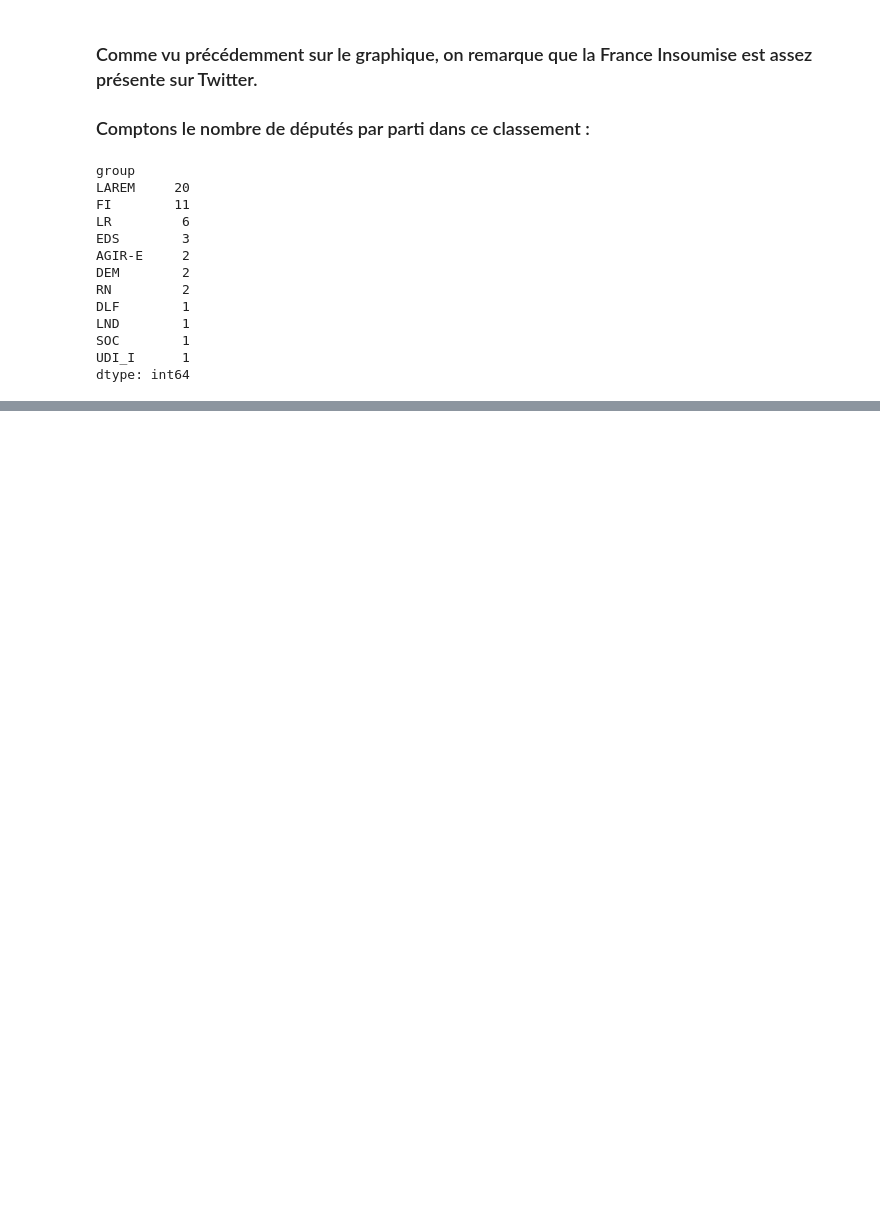
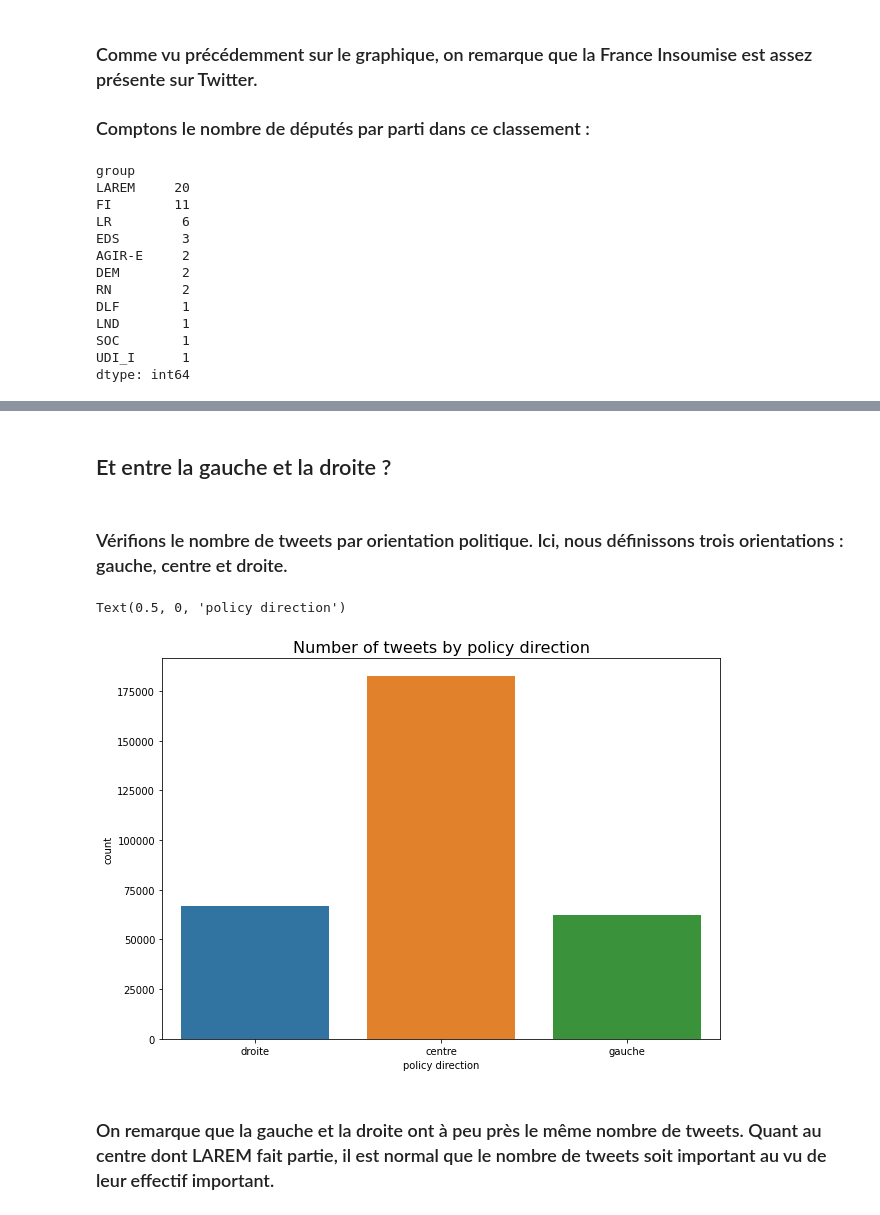
Before and after one commit to hellovivien/polibot, a Jupyter notebook: notebooks/text-processing-dataviz.ipynb, the cells around one changed output, grey strips where cells are left out. Cells and saved outputs as stored; diff of their text form; code cells hidden in the pictures; blank space fills up the shorter version.

```diff
--- a/notebooks/text-processing-dataviz.ipynb
+++ b/notebooks/text-processing-dataviz.ipynb
@@ -455,6 +336,0 @@ sns.distplot(a = df['total_length'], kde = True)
-# %%
-df['text_stemmed'] = df['text_stemmed'].apply(lambda x:str(x).split())
-top = Counter([item for sublist in df['text_stemmed'] for item in sublist])
-temp = pd.DataFrame(top.most_common(20))
-temp.columns = ['Common_words','count']
-temp.style.background_gradient(cmap='Blues')
@@ -464,0 +337,14 @@ fig.show()
+# %% [markdown]
+## Et entre la gauche et la droite ?
+# %% [markdown]
+### Vérifions le nombre de tweets par orientation politique. Ici, nous définissons trois orientations : gauche, centre et droite.
+# %%
+scatter, ax = plt.subplots(figsize = (10,7))
+ax = sns.countplot(df['target'])
+ax.set_title('Number of tweets by policy direction', fontsize = 16)
+ax.set_xlabel ('policy direction')
+# %% [output]
+Text(0.5, 0, 'policy direction')
+[figure, added]
+# %% [markdown]
+### On remarque que la gauche et la droite ont à peu près le même nombre de tweets. Quant au centre dont LAREM fait partie, il est normal que le nombre de tweets soit important au vu de leur effectif important.
```
Also changed, not shown: parts of 27 cells of this notebook.
